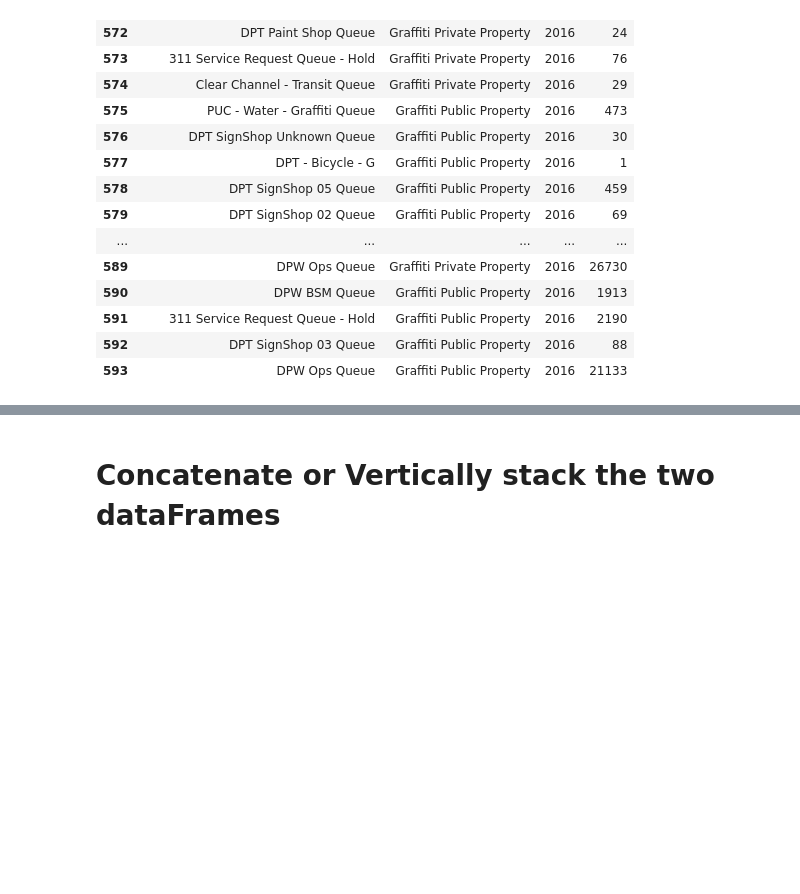
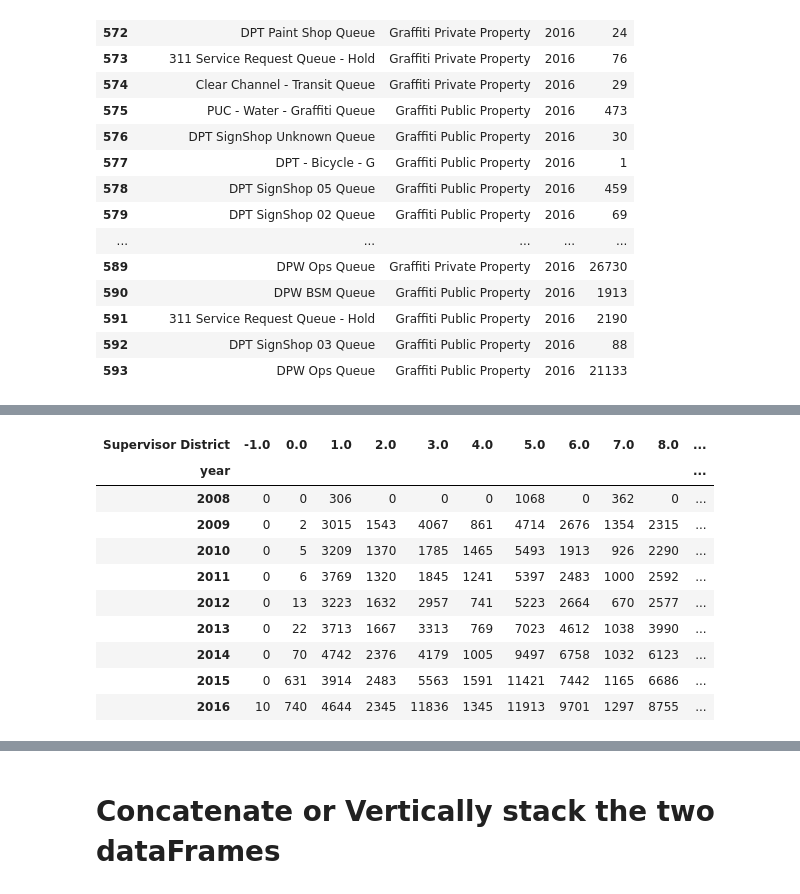
Before and after one commit to gregorydillon/JupyterPractice, a Jupyter notebook: graffiti_SF311/SF311 Annual -keh.ipynb, the cells around one changed output, grey strips where cells are left out. Cells and saved outputs as stored; diff of their text form; code cells hidden in the pictures; blank space fills up the shorter version.

```diff
--- a/graffiti_SF311/SF311 Annual -keh.ipynb
+++ b/graffiti_SF311/SF311 Annual -keh.ipynb
@@ -251,0 +258,12 @@ INFO:bokeh.core.state:Session output file 'line.html' already exists, will be ov
+# %%
+#url = 'https://data.sfgov.org/resource/qer8-n8u9.csv?$select=responsible_agency,date_trunc_y(opened)as%20year,%20count(*)&$order=year&$group=year,responsible_agency'#
+#url = 'https://data.sfgov.org/resource/qer8-n8u9.csv?$select=responsible_agency,date_trunc_y(opened)as%20year,%20count(*)&$order=year&$group=year,responsible_agency'
+url = 'https://data.sfgov.org/resource/qer8-n8u9.csv?$select=supervisor_district,category,date_trunc_y(opened)as%20year,%20count(*)&$order=year&$group=year,category,supervisor_district'
+# %%
+df=pd.read_csv(url)
+df=df[18:]
+df['year']=df['year'].str.extract('(?P<year>\d{4})').astype(str)
+df['count']=df['count'].astype(int)
+df=df[:-1]
+#df.head(3)
+df
@@ -251,0 +289,20 @@ INFO:bokeh.core.state:Session output file 'line.html' already exists, will be ov
+# %%
+df2 =pd.pivot_table(
+  df,values='count',
+  index=['year'],
+  columns=['Supervisor District'],
+  aggfunc=np.sum,
+  fill_value=0)
+df2
+# %% [output]
+| Supervisor District | -1.0 | 0.0 | 1.0 | 2.0 | 3.0 | 4.0 | 5.0 | 6.0 | 7.0 | 8.0 | ... |
+| year |  |  |  |  |  |  |  |  |  |  | ... |
+| 2008 | 0 | 0 | 306 | 0 | 0 | 0 | 1068 | 0 | 362 | 0 | ... |
+| 2009 | 0 | 2 | 3015 | 1543 | 4067 | 861 | 4714 | 2676 | 1354 | 2315 | ... |
+| 2010 | 0 | 5 | 3209 | 1370 | 1785 | 1465 | 5493 | 1913 | 926 | 2290 | ... |
+| 2011 | 0 | 6 | 3769 | 1320 | 1845 | 1241 | 5397 | 2483 | 1000 | 2592 | ... |
+| 2012 | 0 | 13 | 3223 | 1632 | 2957 | 741 | 5223 | 2664 | 670 | 2577 | ... |
+| 2013 | 0 | 22 | 3713 | 1667 | 3313 | 769 | 7023 | 4612 | 1038 | 3990 | ... |
+| 2014 | 0 | 70 | 4742 | 2376 | 4179 | 1005 | 9497 | 6758 | 1032 | 6123 | ... |
+| 2015 | 0 | 631 | 3914 | 2483 | 5563 | 1591 | 11421 | 7442 | 1165 | 6686 | ... |
+| 2016 | 10 | 740 | 4644 | 2345 | 11836 | 1345 | 11913 | 9701 | 1297 | 8755 | ... |
```
Also changed, not shown: parts of 11 cells of this notebook, 2 other files.
